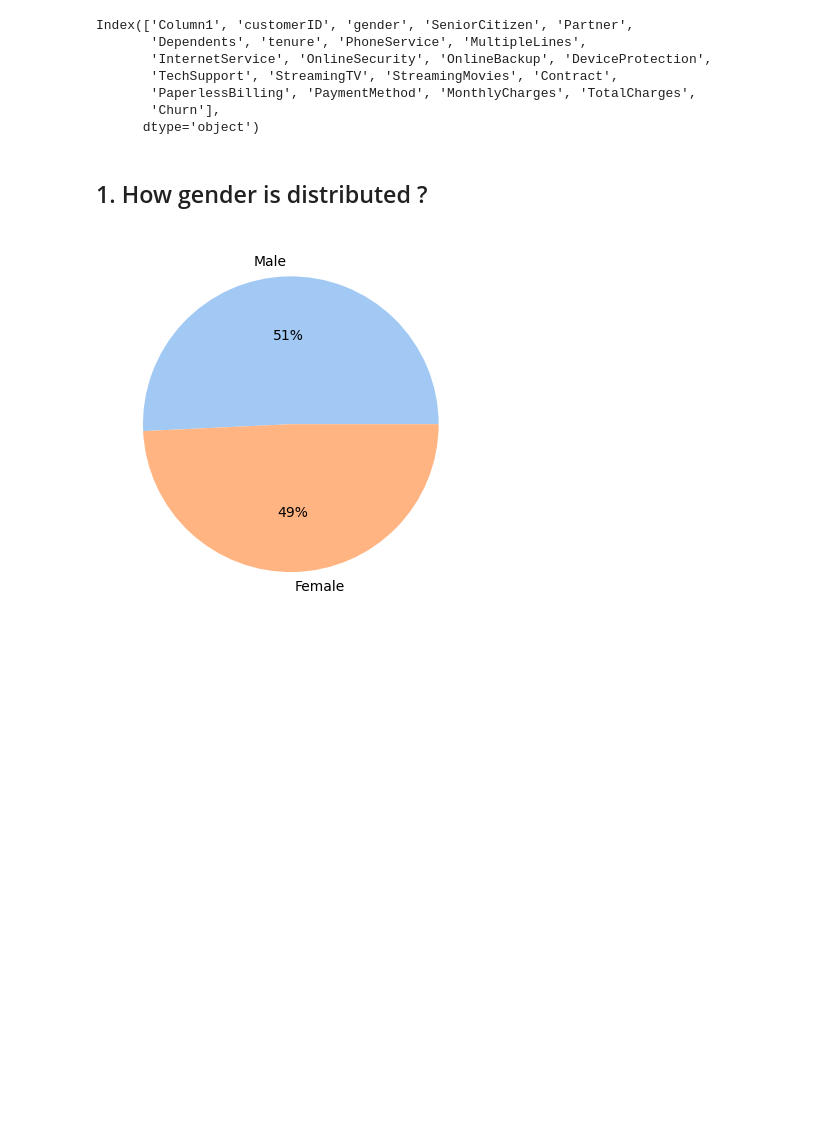
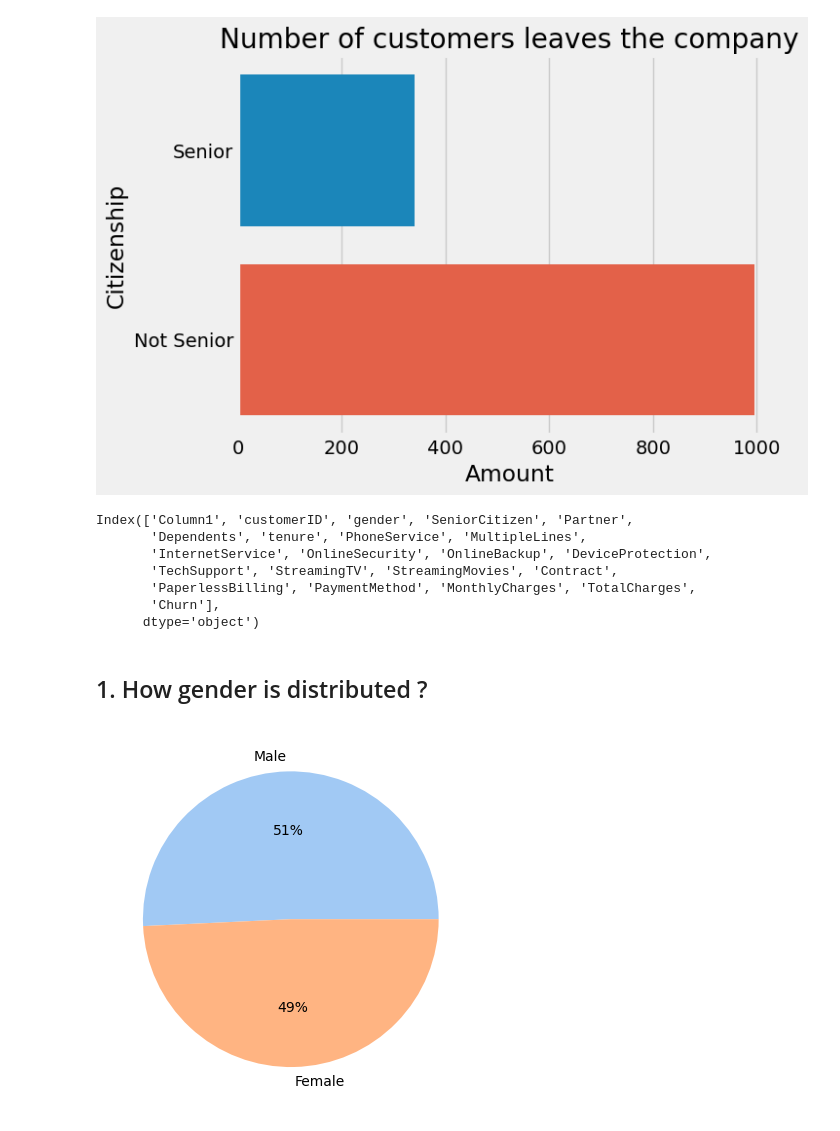
Before and after one commit to Henamen21/Customer_chrn_prediction, a Jupyter notebook: python/visualizing_testing_data.ipynb, the cells around one changed output. Cells and saved outputs as stored; diff of their text form; code cells hidden in the pictures; blank space fills up the shorter version.

```diff
--- a/python/visualizing_testing_data.ipynb
+++ b/python/visualizing_testing_data.ipynb
@@ -15,3 +72,23 @@ array([[<AxesSubplot:title={'center':'Column1'}>,
+# %%
+seniorcitizen = test[test.SeniorCitizen == "Yes"]
+leave_senior = seniorcitizen[seniorcitizen.Churn == "Yes"]["Churn"].count()
+# %%
+not_seniorcitizen = test[test.SeniorCitizen == "No"]
+not_seniorcitizen = not_seniorcitizen[not_seniorcitizen.Churn == "Yes"]["Churn"].count()
+# %%
+list_citizen = ["Senior", "Not Senior"]
+list_num = [leave_senior, not_seniorcitizen]
+# %%
+sns.barplot(x = list_num, y= list_citizen )
+
+# Show plot
+
+plt.title("Number of customers leaves the company")
+plt.xlabel("Amount")
+plt.ylabel("Citizenship")
+plt.show()
+# %% [output]
+[figure, added]
 # %%
 test.columns
 # %% [output]
```
Also changed, not shown: parts of 20 cells of this notebook.
